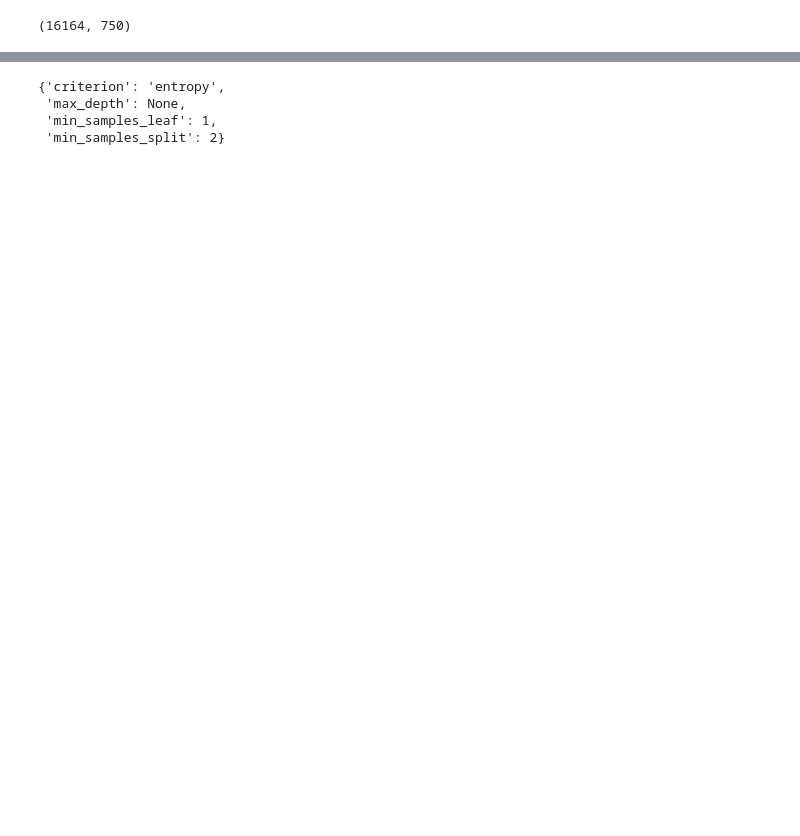
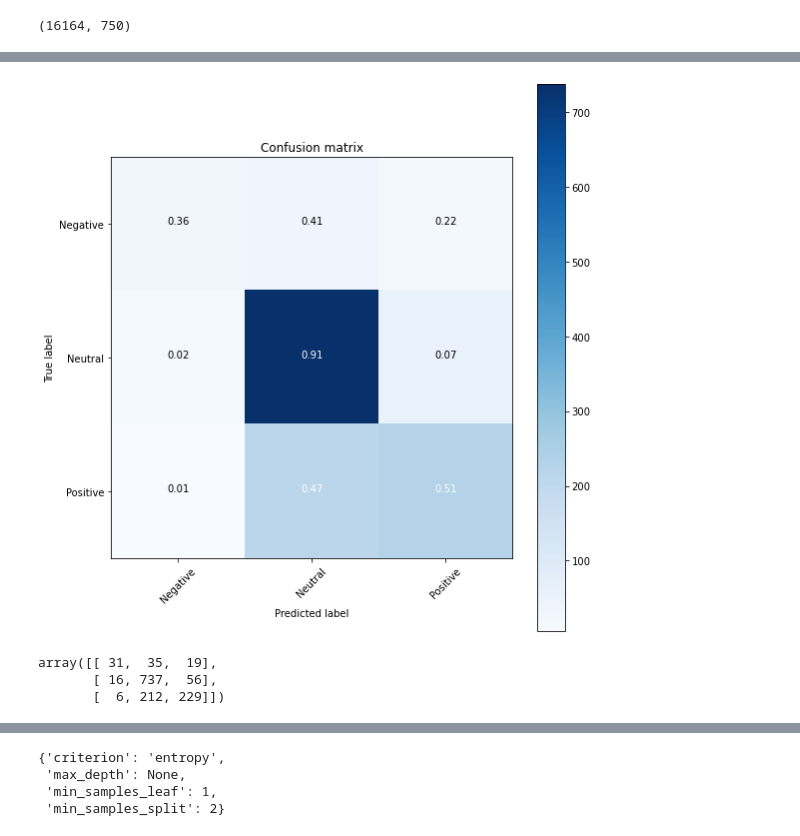
Before and after one commit to mzimmer52/Module-4-Project, a Jupyter notebook: Project 4.ipynb, the cells around one changed output, grey strips where cells are left out. Saved outputs shown, nothing was run; the diff lists cells and outputs as text; code cells hidden in the pictures; blank space fills up the shorter version.

```diff
--- a/Project 4.ipynb
+++ b/Project 4.ipynb
@@ -314,0 +358,2 @@ TypeError: Unrecognized keyword arguments: {'ngram_range': (1, 2)}
+# %%
+X_train, y_train = df_train.Cleaned_Tweet, df_train.Emotion
@@ -314,0 +372,15 @@ TypeError: Unrecognized keyword arguments: {'ngram_range': (1, 2)}
+# %%
+from sklearn.preprocessing import LabelBinarizer
+from keras.utils.np_utils import to_categorical
+lb = LabelBinarizer()
+lb.fit(y_train)
+y_train_lb = to_categorical(lb.transform(y_train))[:,:,1]
+y_test_lb = to_categorical(lb.transform(y_test))[:, :, 1]
+# changing y variable into categorical format
+# %%
+from sklearn.preprocessing import StandardScaler
+scaler = StandardScaler()
+X_train_transformed = scaler.fit_transform(X_train_tokens)
+X_test_transformed = scaler.transform(X_test_tokens)
+X_train_transformed.shape
+#new X_train - a lot bigger
@@ -558,0 +700,48 @@ RandomForestClassifier()
+# %%
+import itertools
+def plot_confusion_matrix(cm, class_names):
+    """
+    Returns a matplotlib figure containing the plotted confusion matrix.
+
+    Args:
+       cm (array, shape = [n, n]): a confusion matrix of integer classes
+       class_names (array, shape = [n]): String names of the integer classes
+    """
+
+    figure = plt.figure(figsize=(8, 8))
+    plt.imshow(cm, interpolation='nearest', cmap=plt.cm.Blues)
+    plt.title("Confusion matrix")
+    plt.colorbar()
+    tick_marks = np.arange(len(class_names))
+    plt.xticks(tick_marks, class_names, rotation=45)
+    plt.yticks(tick_marks, class_names)
+
+    # Normalize the confusion matrix.
+    cm = np.around(cm.astype('float') / cm.sum(axis=1)[:, np.newaxis], decimals=2)
+
+    # Use white text if squares are dark; otherwise black.
+    threshold = cm.max() / 2.
+
+    for i, j in itertools.product(range(cm.shape[0]), range(cm.shape[1])):
+        color = "white" if cm[i, j] > threshold else "black"
+        plt.text(j, i, cm[i, j], horizontalalignment="center", color=color)
+
+    plt.tight_layout()
+    plt.ylabel('True label')
+    plt.xlabel('Predicted label')
+plot_confusion_matrix(matrix, ["Negative", "Neutral", "Positive"])
+
+#creating a prettier confusion matrix using a function already premade on the sklearn website
+# %% [output]
+[figure, added]
+# %%
+from sklearn.metrics import confusion_matrix
+pred = model_4.predict(X_test_transformed).argmax(axis = 1)
+y_test_labels = y_test_lb.argmax(axis = 1)
+matrix = confusion_matrix(y_test_labels, pred)
+matrix
+#less pretty confusion matrix
+# %% [output]
+array([[ 31,  35,  19],
+       [ 16, 737,  56],
+       [  6, 212, 229]])
```
Also changed, not shown: parts of 134 cells of this notebook, 2 other files.
